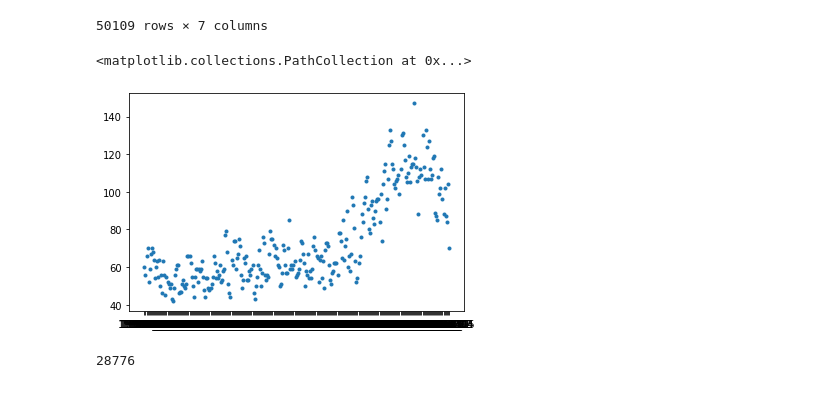
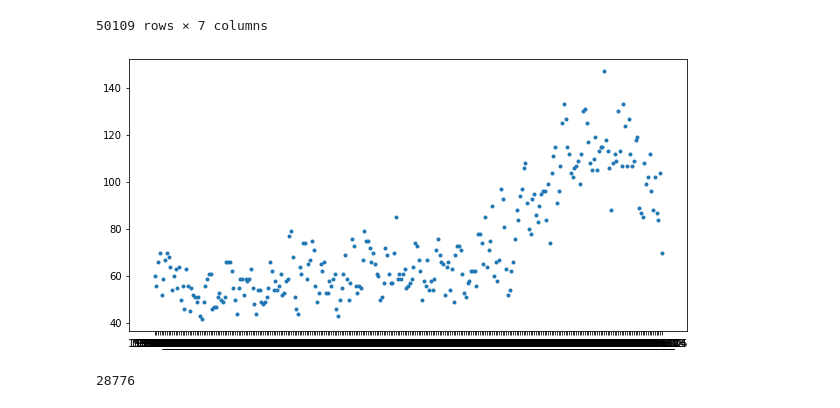
Before and after one commit to eduzegarra/grade_01, a Jupyter notebook: proyecto_papa.ipynb, the cells around one changed output. Drawn from its saved outputs; the diff is of its cells as text; code cells hidden in the pictures.

```diff
--- a/proyecto_papa.ipynb
+++ b/proyecto_papa.ipynb
@@ -248,10 +255,11 @@ df_base1.sort_values('ym')
 # %%
 observ1=df_base1.groupby(df_base.ym)['volumen'].count()
 # %%
+plt.figure(figsize=(10,5))
 plt.scatter(observ1.index, observ1, marker='.')
+plt.show()
 # %% [output]
-<matplotlib.collections.PathCollection at 0x...>
-[figure, old version]
+[figure, new version]
 # %%
 df_base1.volumen.isna().sum()
 # %% [output]
```
Also changed, not shown: parts of 9 cells of this notebook.
